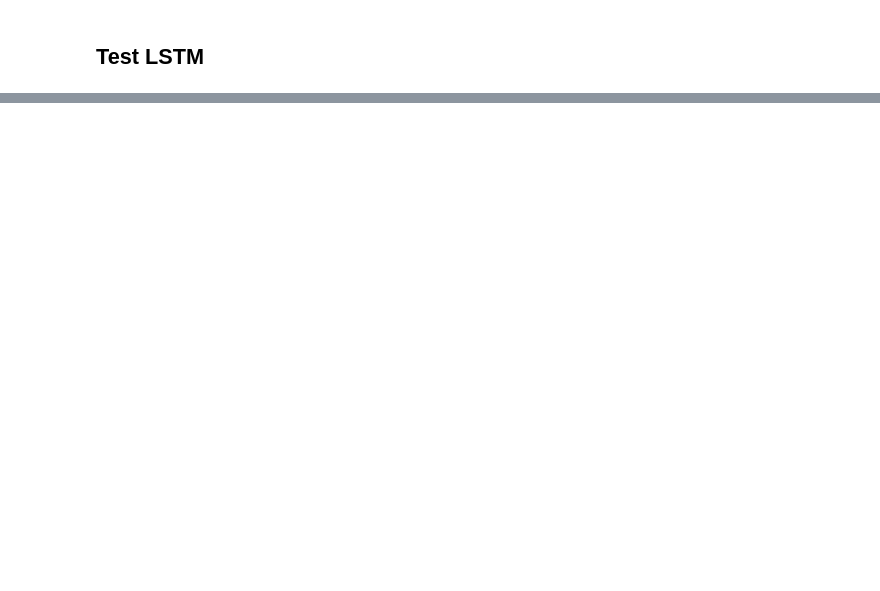
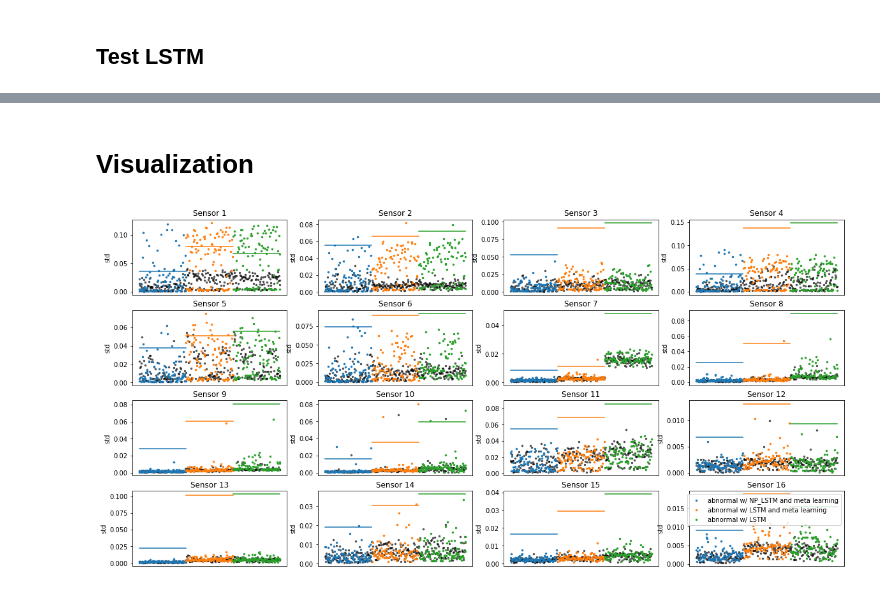
Before and after one commit to adas-isza/Anomaly-Detection-Uncertainty-Analysis, a Jupyter notebook: reg_paper_new.ipynb, the cells around one changed output, grey strips where cells are left out. Saved outputs shown, nothing was run; the diff lists cells and outputs as text; code cells hidden in the pictures; blank space fills up the shorter version.

```diff
--- a/reg_paper_new.ipynb
+++ b/reg_paper_new.ipynb
@@ -866,6 +883,9 @@ for vehicle in validation:
     val_list.append(thresh)
 val_np = np.array(val_list)
 
+# record data for visualization
+record_val.append(val_list[sample_vehicle])
+
 i = 0
 ab_meta_list = []
 len_ab_meta_list = []
@@ -881,6 +901,11 @@ for vehicle in ab:
     val_diff = y_pred - y_target
     ab_meta_list.append(getNum(val_diff, val_list[i]))
     len_ab_meta_list.append(val_diff.shape[0])
+
+    # record data for visualization
+    if i == sample_vehicle:
+        record_ab.append(val_diff)
+
     i += 1
 
 i = 0
@@ -898,6 +923,11 @@ for vehicle in test:
     val_diff = y_pred - y_target
     test_meta_list.append(getNum(val_diff, val_list[i]))
     len_test_meta_list.append(val_diff.shape[0])
+
+    # record data for visualization
+    if i == sample_vehicle:
+        record_test.append(val_diff)
+
     i += 1
 # %%
 print(ab_meta_list) # previously, [0, 4, 0, 6, 0, 15, 0, 0, 0]
@@ -936,6 +966,9 @@ for vehicle in validation:
     val_list.append(thresh)
 val_np = np.array(val_list)
 
+# record data for visualization
+record_val.append(val_list[sample_vehicle])
+
 i = 0
 ab_lstm_list = []
 len_ab_lstm_list = []
@@ -951,6 +984,11 @@ for vehicle in ab:
     val_diff = y_pred - y_target
     ab_lstm_list.append(getNum(val_diff, val_list[i]))
     len_ab_lstm_list.append(val_diff.shape[0])
+
+    # record data for visualization
+    if i == sample_vehicle:
+        record_ab.append(val_diff)
+
     i += 1
 
 i = 0
@@ -968,6 +1006,11 @@ for vehicle in test:
     val_diff = y_pred - y_target
     test_lstm_list.append(getNum(val_diff, val_list[i]))
     len_test_lstm_list.append(val_diff.shape[0])
+
+    # record data for visualization
+    if i == sample_vehicle:
+        record_test.append(val_diff)
+
     i += 1
 # %%
 print(ab_lstm_list)
@@ -979,0 +1023,21 @@ print(test_lstm_list)
+# %% [markdown]
+# Visualization
+# %%
+fig, axs = plt.subplots(4, 4)
+fig.set_size_inches(20, 10)
+labels = ['abnormal w/ NP_LSTM and meta learning', 'abnormal w/ LSTM and meta learning', 'abnormal w/ LSTM']
+for j in range(3): # 3 models
+    stds_ab = np.std(record_ab[j], axis=1) # (N=100 instances, D=16 sensors)
+    stds_test = np.std(record_test[j], axis=1) # (N=100 instances, D=16 sensors)
+    stds_thresh = record_val[j] # (D=16 sensors, )
+    for i in range(16):
+        axs[i//4, i%4].scatter(range(j*100, (j+1)*100), stds_test[:,i], color='k', alpha=0.6, s=6)
+        axs[i//4, i%4].scatter(range(j*100, (j+1)*100), stds_ab[:,i], alpha=1.0, s=6, label=labels[j])
+        axs[i//4, i%4].plot([j*100+0, j*100+99], [stds_thresh[i]]*2)
+        axs[i//4, i%4].set_xticks([])
+        axs[i//4, i%4].set_ylabel('std')
+        axs[i//4, i%4].set_title('Sensor ' + str(i+1))
+axs[3, 3].legend(loc='upper right')
+plt.show()
+# %% [output]
+[figure, added]
```
Also changed, not shown: parts of 10 cells of this notebook.
